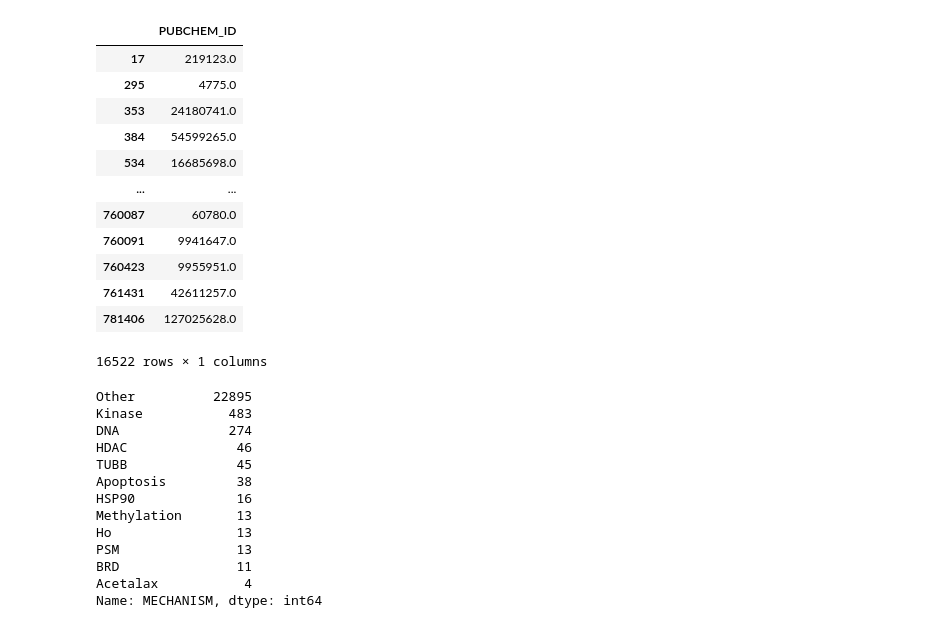
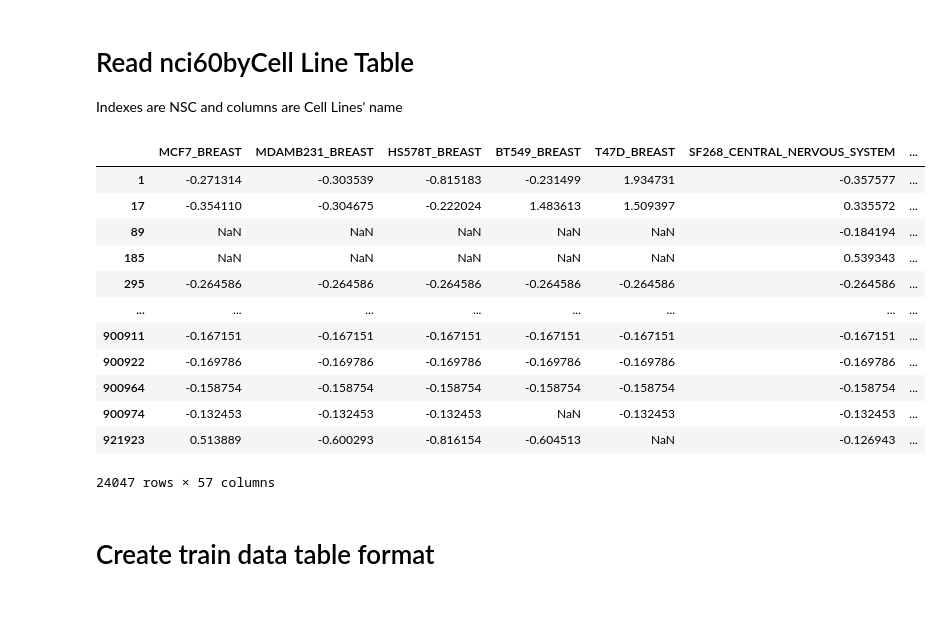
Before and after one commit to cannin/graph_neural_network_drug_response, a Jupyter notebook: notebook/get_data_with_class_label.ipynb, the cells around one changed output. Cells and saved outputs as stored; diff of their text form; code cells hidden in the pictures.

```diff
--- a/notebook/get_data_with_class_label.ipynb
+++ b/notebook/get_data_with_class_label.ipynb
@@ -6,20 +7,2 @@ import random as rd
 from tqdm import tqdm
 from joblib import Parallel, delayed
-# %%
-# Create PubChem_id list
-pubchem_id = pd.read_csv('../DrugCell/data_rcellminer/pubchem_id_by_nsc.csv', index_col=0).dropna()
-pubchem_id
-# %% [output]
-|  | PUBCHEM_ID |
-| 17 | 219123.0 |
-| 295 | 4775.0 |
-| 353 | 24180741.0 |
-| 384 | 54599265.0 |
-| 534 | 16685698.0 |
-| ... | ... |
-| 760087 | 60780.0 |
-| 760091 | 9941647.0 |
-| 760423 | 9955951.0 |
-| 761431 | 42611257.0 |
-| 781406 | 127025628.0 |
-16522 rows × 1 columns
@@ -33,7 +9,25 @@ smiles = smiles.to_dict()['smiles']
+# %% [markdown]
+# Read nci60byCell Line Table
+ Indexes are NSC and columns are Cell Lines' name
 # %%
 nci60Act = pd.read_csv('../data/nci60Act_ccle.csv', index_col=0)
-cell2ind = list(pd.read_table('../DrugCell/data/cell2ind.txt', header=None)[1])
-nci60Act = nci60Act[list(set(cell2ind) & set(nci60Act.columns))]
+nci60Act
+# %% [output]
+|  | MCF7_BREAST | MDAMB231_BREAST | HS578T_BREAST | BT549_BREAST | T47D_BREAST | SF268_CENTRAL_NERVOUS_SYSTEM | ... |
+| 1 | -0.271314 | -0.303539 | -0.815183 | -0.231499 | 1.934731 | -0.357577 | ... |
+| 17 | -0.354110 | -0.304675 | -0.222024 | 1.483613 | 1.509397 | 0.335572 | ... |
+| 89 | NaN | NaN | NaN | NaN | NaN | -0.184194 | ... |
+| 185 | NaN | NaN | NaN | NaN | NaN | 0.539343 | ... |
+| 295 | -0.264586 | -0.264586 | -0.264586 | -0.264586 | -0.264586 | -0.264586 | ... |
+| ... | ... | ... | ... | ... | ... | ... | ... |
+| 900911 | -0.167151 | -0.167151 | -0.167151 | -0.167151 | -0.167151 | -0.167151 | ... |
+| 900922 | -0.169786 | -0.169786 | -0.169786 | -0.169786 | -0.169786 | -0.169786 | ... |
+| 900964 | -0.158754 | -0.158754 | -0.158754 | -0.158754 | -0.158754 | -0.158754 | ... |
+| 900974 | -0.132453 | -0.132453 | -0.132453 | NaN | -0.132453 | -0.132453 | ... |
+| 921923 | 0.513889 | -0.600293 | -0.816154 | -0.604513 | NaN | -0.126943 | ... |
+24047 rows × 57 columns
+# %% [markdown]
+# Create train data table format
 # %%
 base = pd.DataFrame()
 for i in nci60Act.columns:
@@ -51,16 +41,0 @@ class_nsc = pd.read_csv(
-# %%
-class_nsc['MECHANISM'].value_counts()
-# %% [output]
-Other          22895
-Kinase           483
-DNA              274
-HDAC              46
-TUBB              45
-Apoptosis         38
-HSP90             16
-Methylation       13
-Ho                13
-PSM               13
-BRD               11
-Acetalax           4
-Name: MECHANISM, dtype: int64
```
Also changed, not shown: parts of 33 cells of this notebook.
